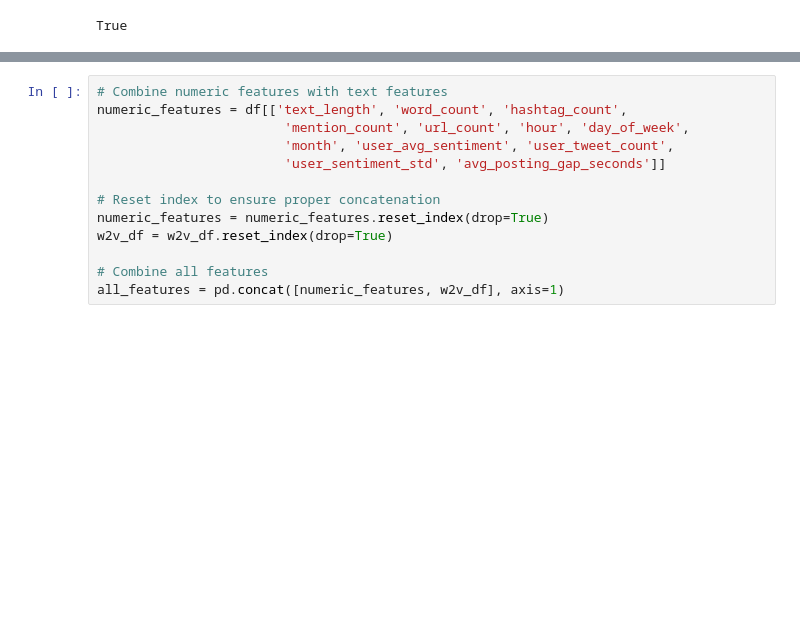
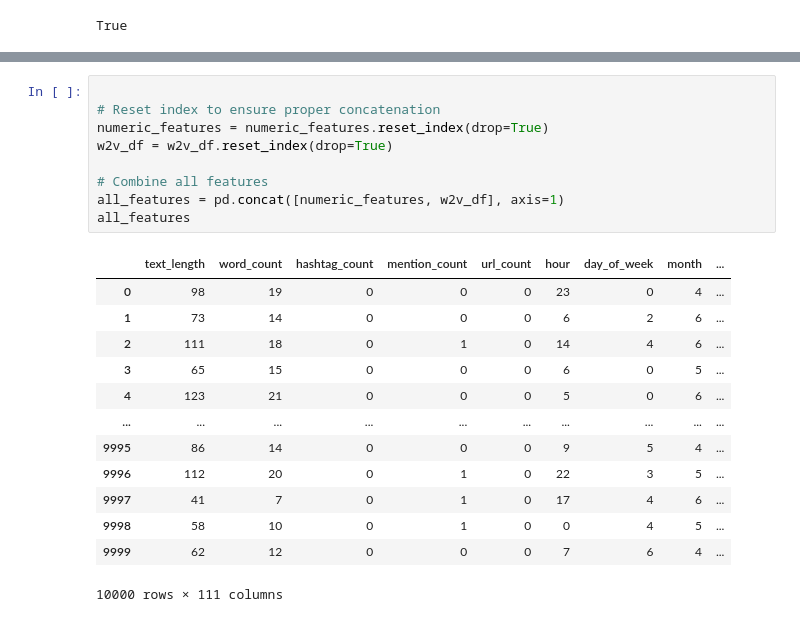
Before and after one commit to m1tong/DSGA1019, a Jupyter notebook: eda_michelle.ipynb, the cells around one changed output, grey strips where cells are left out. Saved outputs shown, nothing was run; the diff lists cells and outputs as text; blank space fills up the shorter version.

```diff
--- a/eda_michelle.ipynb
+++ b/eda_michelle.ipynb
@@ -638,14 +719,24 @@ w2v_df, w2v_model = extract_word2vec_features(df)
 # %%
-# Combine numeric features with text features
-numeric_features = df[['text_length', 'word_count', 'hashtag_count',
-                        'mention_count', 'url_count', 'hour', 'day_of_week',
-                        'month', 'user_avg_sentiment', 'user_tweet_count',
-                        'user_sentiment_std', 'avg_posting_gap_seconds']]
 
 # Reset index to ensure proper concatenation
 numeric_features = numeric_features.reset_index(drop=True)
 w2v_df = w2v_df.reset_index(drop=True)
 
 # Combine all features
 all_features = pd.concat([numeric_features, w2v_df], axis=1)
+all_features
+# %% [output]
+|  | text_length | word_count | hashtag_count | mention_count | url_count | hour | day_of_week | month | ... |
+| 0 | 98 | 19 | 0 | 0 | 0 | 23 | 0 | 4 | ... |
+| 1 | 73 | 14 | 0 | 0 | 0 | 6 | 2 | 6 | ... |
+| 2 | 111 | 18 | 0 | 1 | 0 | 14 | 4 | 6 | ... |
+| 3 | 65 | 15 | 0 | 0 | 0 | 6 | 0 | 5 | ... |
+| 4 | 123 | 21 | 0 | 0 | 0 | 5 | 0 | 6 | ... |
+| ... | ... | ... | ... | ... | ... | ... | ... | ... | ... |
+| 9995 | 86 | 14 | 0 | 0 | 0 | 9 | 5 | 4 | ... |
+| 9996 | 112 | 20 | 0 | 1 | 0 | 22 | 3 | 5 | ... |
+| 9997 | 41 | 7 | 0 | 1 | 0 | 17 | 4 | 6 | ... |
+| 9998 | 58 | 10 | 0 | 1 | 0 | 0 | 4 | 5 | ... |
+| 9999 | 62 | 12 | 0 | 0 | 0 | 7 | 6 | 4 | ... |
+10000 rows × 111 columns
 # %%
```
Also changed, not shown: parts of 19 cells of this notebook, 12 other files.
